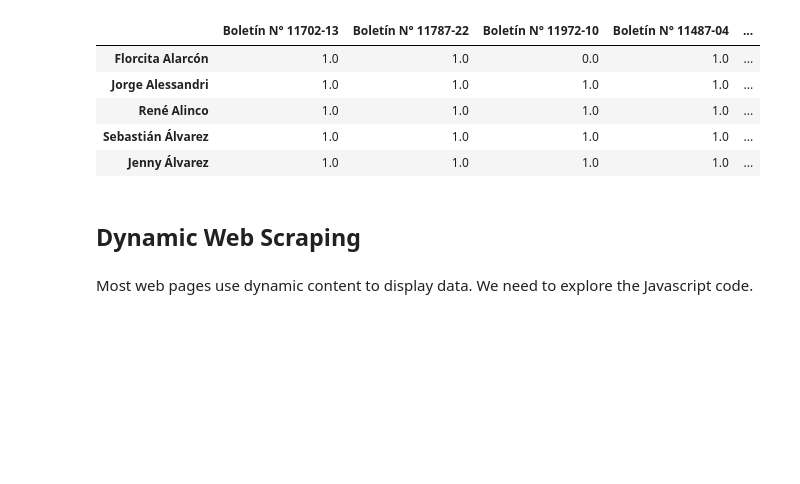
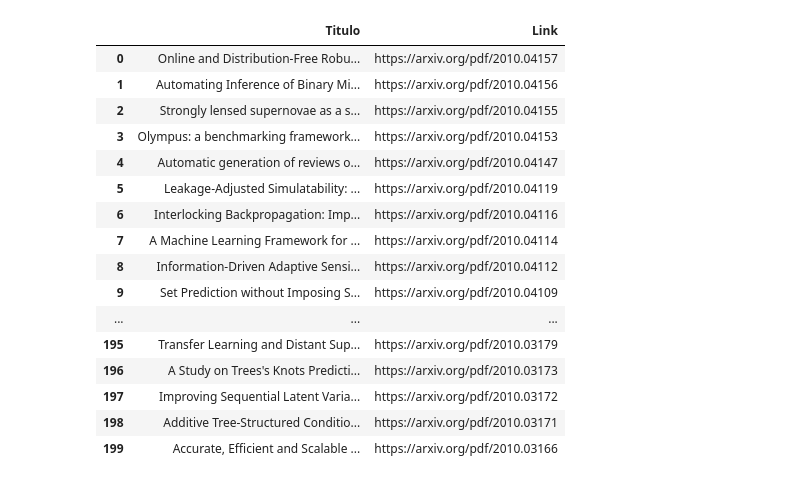
Before and after one commit to cridonoso/IntroToDataScience, a Jupyter notebook: 3-WebScraping/webScraping.ipynb, the cells around one changed output. Cells and saved outputs as stored; diff of their text form; code cells hidden in the pictures; blank space fills up the shorter version.

```diff
--- a/3-WebScraping/webScraping.ipynb
+++ b/3-WebScraping/webScraping.ipynb
@@ -222,0 +84,4 @@ We can do whatever we want using [Regex library](https://docs.python.org/3/libra
+# %%
+for titulo in titulos:
+    print(titulo.text.strip())
+    break
@@ -222,0 +96,18 @@ We can do whatever we want using [Regex library](https://docs.python.org/3/libra
+# %%
+resultados = soup.find_all('li', attrs = {"class": 'arxiv-result'})
+# %%
+titulos_list  = [] # Para guardar los titulos
+pdf_link_list = [] # Para guardar los links
+
+for res in resultados:
+    titulo = res.find('p', attrs = {"class": "title is-5 mathjax"}) # Accedemos al tag del titulo
+    link_content = res.find('p', attrs = {"class": "list-title is-inline-block"}) # accedemos al tag de los link
+    link_content = link_content.find('span') # luego al tag de span dentro del tag anterior
+    link_content = link_content.find_all('a') # finalmente extraemos todos los enlaces <a> dentro de ese tag
+    links = [link.attrs.get('href') for link in link_content] # iteramos y extraemos el atributo href
+
+    # Guardamos el titulo del paper
+    titulos_list.append(titulo.text.strip())
+
+    # El primer link siempre sera pdf
+    pdf_link_list.append(links[0])
@@ -312,13 +118,28 @@ for label, votes in zip(new_table['Documento'],favor):
-# %%
-votes_info.head()
-# %% [output]
-|  | Boletín N° 11702-13 | Boletín N° 11787-22 | Boletín N° 11972-10 | Boletín N° 11487-04 | ... |
-| Florcita Alarcón | 1.0 | 1.0 | 0.0 | 1.0 | ... |
-| Jorge Alessandri | 1.0 | 1.0 | 1.0 | 1.0 | ... |
-| René Alinco | 1.0 | 1.0 | 1.0 | 1.0 | ... |
-| Sebastián Álvarez | 1.0 | 1.0 | 1.0 | 1.0 | ... |
-| Jenny Álvarez | 1.0 | 1.0 | 1.0 | 1.0 | ... |
-# %% [markdown]
-## Dynamic Web Scraping
-# %% [markdown]
-Most web pages use dynamic content to display data. We need to explore the Javascript code.
+# %%
+arxiv_hoy = pd.DataFrame() # Inicializamos un Frame vacio
+arxiv_hoy['Titulo'] = titulos_list # Creamos columna con los titulos
+arxiv_hoy['Link'] = pdf_link_list  # Creamos columna con los links al pdf
+# %%
+def make_clickable(val):
+    # target _blank to open new window
+    return '<a target="_blank" href="{}">{}</a>'.format(val, val)
+
+arxiv_hoy.style.format({'Link': make_clickable})
+# %% [output]
+|  | Titulo | Link |
+| 0 | Online and Distribution-Free Robu... | https://arxiv.org/pdf/2010.04157 |
+| 1 | Automating Inference of Binary Mi... | https://arxiv.org/pdf/2010.04156 |
+| 2 | Strongly lensed supernovae as a s... | https://arxiv.org/pdf/2010.04155 |
+| 3 | Olympus: a benchmarking framework... | https://arxiv.org/pdf/2010.04153 |
+| 4 | Automatic generation of reviews o... | https://arxiv.org/pdf/2010.04147 |
+| 5 | Leakage-Adjusted Simulatability: ... | https://arxiv.org/pdf/2010.04119 |
+| 6 | Interlocking Backpropagation: Imp... | https://arxiv.org/pdf/2010.04116 |
+| 7 | A Machine Learning Framework for ... | https://arxiv.org/pdf/2010.04114 |
+| 8 | Information-Driven Adaptive Sensi... | https://arxiv.org/pdf/2010.04112 |
+| 9 | Set Prediction without Imposing S... | https://arxiv.org/pdf/2010.04109 |
+| ... | ... | ... |
+| 195 | Transfer Learning and Distant Sup... | https://arxiv.org/pdf/2010.03179 |
+| 196 | A Study on Trees's Knots Predicti... | https://arxiv.org/pdf/2010.03173 |
+| 197 | Improving Sequential Latent Varia... | https://arxiv.org/pdf/2010.03172 |
+| 198 | Additive Tree-Structured Conditio... | https://arxiv.org/pdf/2010.03171 |
+| 199 | Accurate, Efficient and Scalable ... | https://arxiv.org/pdf/2010.03166 |
```
Also changed, not shown: parts of 72 cells of this notebook, 12 other files.
